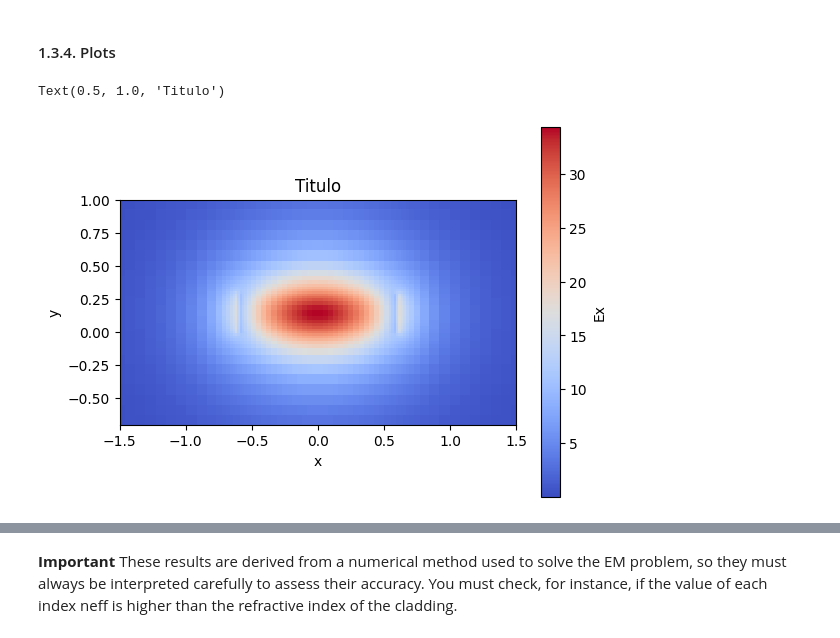
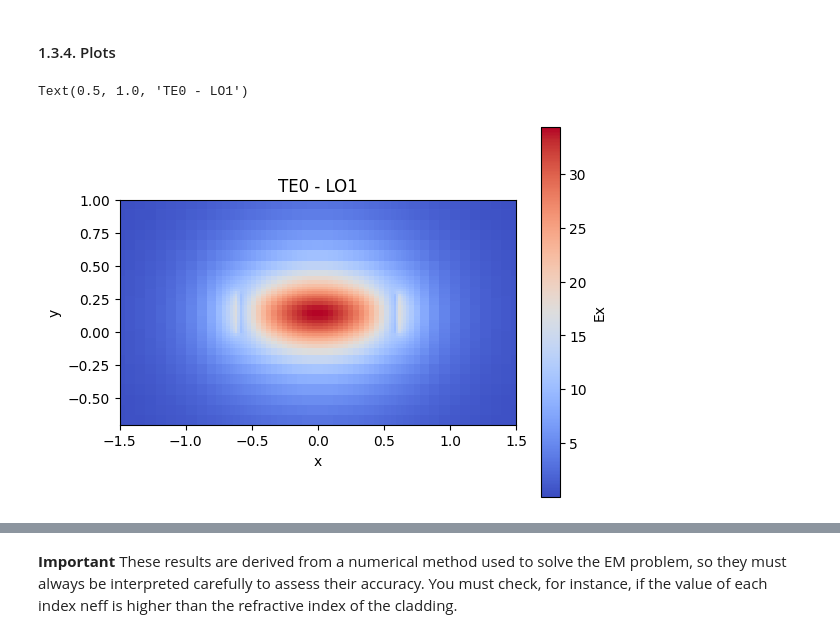
Before and after one commit to lorenagomezdiego/cifoin-lab1, a Jupyter notebook: WAVEGUIDES_Student.ipynb, the cells around one changed output, grey strips where cells are left out. Cells and saved outputs as stored; diff of their text form; code cells hidden in the pictures.

```diff
--- a/WAVEGUIDES_Student.ipynb
+++ b/WAVEGUIDES_Student.ipynb
@@ -150,17 +151,17 @@ array([4.94574358e-03, 9.89957406e-01, 3.73520636e-02, 9.52348999e-01,
 # %%
 deep_waveguide.plot_field(mode_index=0 , # Mode to be plotted
                           field_name='Ex', # Field to be plotted
                           value='real', # Real - abs - imag
-                            cmap='coolwarm', # Suggestions: Change the plot color
+                          cmap='coolwarm', # Suggestions: Change the plot color
                           xlim=(-1.5, 1.5), # Set the x and y limits
                           ylim=(-0.7, 1)
 ) #
-plt.title('Titulo') # You might need this later :)
+plt.title('TE0 - LO1') # You might need this later :)
 # We observe discontinuities at the walls along the x-axis, and we see that the field is confined within the core
 # neff changes this way with wavelength, comparison between different waveguide cross-sections, etc.
 # %% [output]
-Text(0.5, 1.0, 'Titulo')
+Text(0.5, 1.0, 'TE0 - LO1')
-[figure, old version]
+[figure, new version]
 # %%
 deep_waveguide.plot_field(mode_index=1 , # Mode to be plotted
                           field_name='Ey', # Field to be plotted
```
Also changed, not shown: parts of 5 cells of this notebook.
